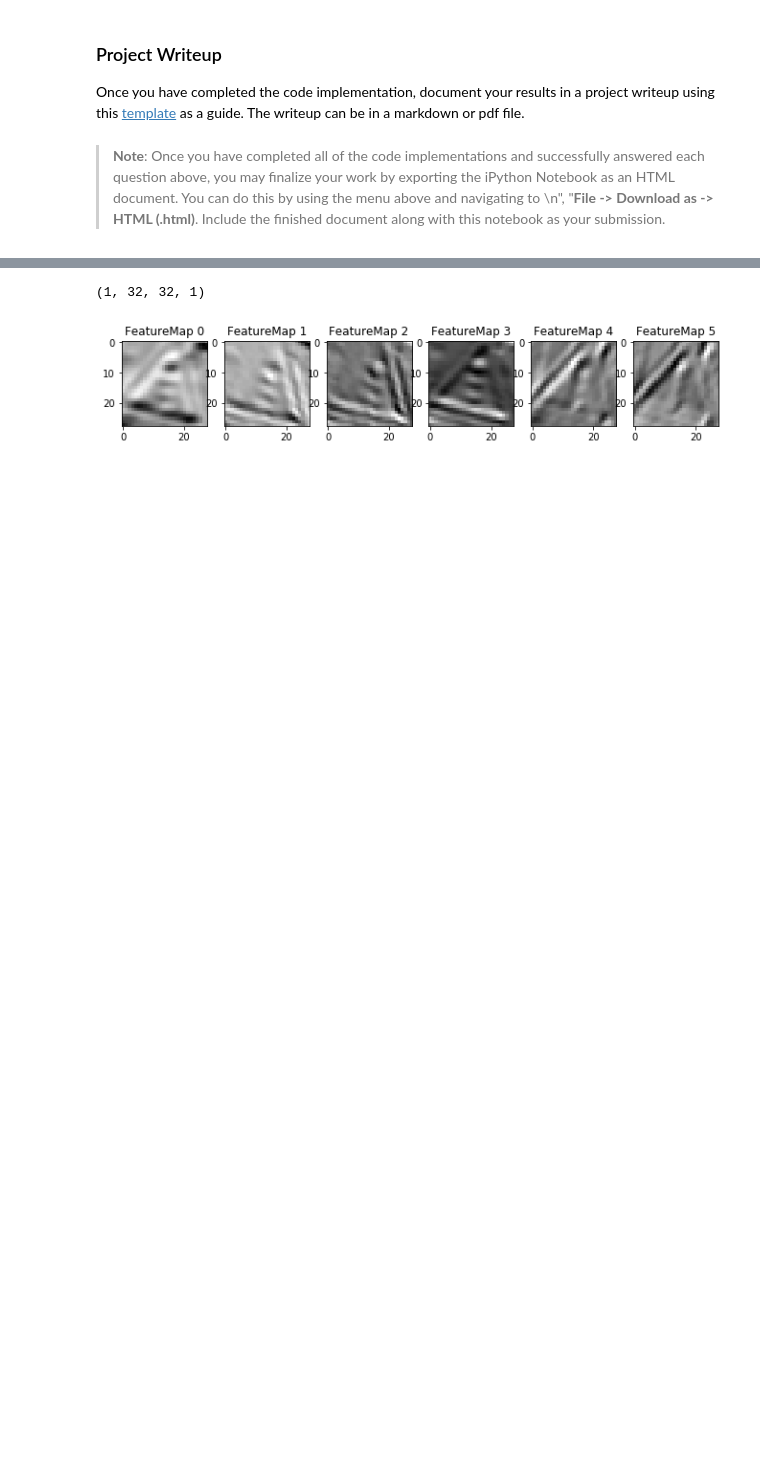
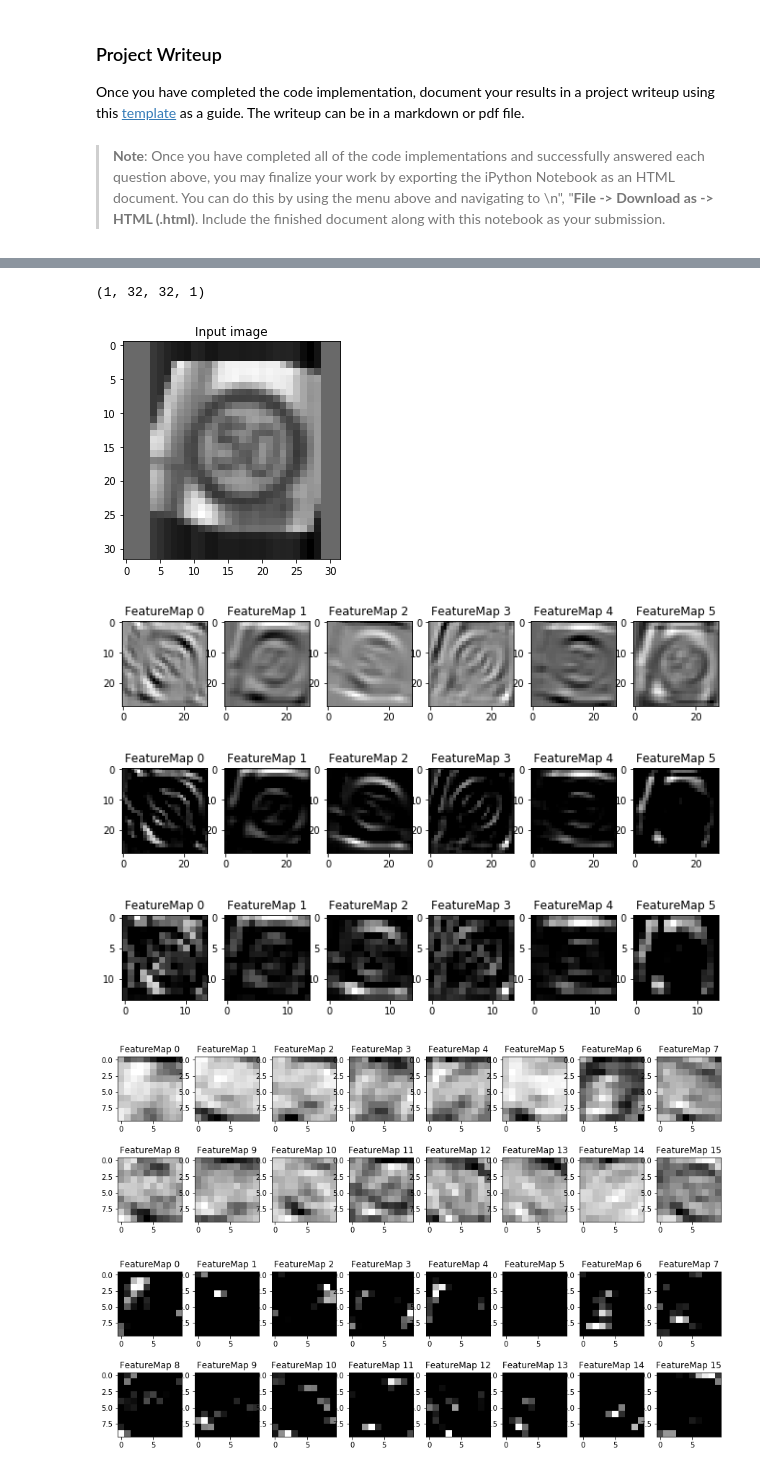
Before and after one commit to AndyKnight09/CarND-Traffic-Sign-Classifier-Project, a Jupyter notebook: Traffic_Sign_Classifier.ipynb, the cells around one changed output, grey strips where cells are left out. Cells and saved outputs as stored; diff of their text form; code cells hidden in the pictures; blank space fills up the shorter version.

```diff
--- a/Traffic_Sign_Classifier.ipynb
+++ b/Traffic_Sign_Classifier.ipynb
@@ -463,7 +549,7 @@ Test the model against the test data set
 # %%
 # Run against saved model
 with tf.Session() as sess:
-    saver.restore(sess, tf.train.latest_checkpoint('.'))
+    saver.restore(sess, './lenet')
 
     test_accuracy = evaluate(X_test, y_test)
     print("Test Accuracy = {:.3f}".format(test_accuracy))
@@ -539,7 +628,7 @@ X_internet = preprocess(X_internet)
 
 # Run against model
 with tf.Session() as sess:
-    saver.restore(sess, tf.train.latest_checkpoint('.'))
+    saver.restore(sess, './lenet')
 
     internet_accuracy = evaluate(X_internet, y_internet)
     print("Internet Accuracy = {:.3f}".format(internet_accuracy))
@@ -598,8 +687,9 @@ Looking just at the first row we get `[ 0.34763842,  0.24879643,  0.12789202]`,
 # %%
 # Run against model
 with tf.Session() as sess:
-    saver.restore(sess, tf.train.latest_checkpoint('.'))
+    saver.restore(sess, './lenet')
 
+    # Output top 5 possibilies for each input image with their probabilities
     probabilities = sess.run(tf.nn.top_k(tf.nn.softmax(logits), k=5), feed_dict={x:X_internet, y:y_internet, keep_prob:1})
     print(probabilities)
 # %% [output]
@@ -672,13 +762,30 @@ def outputFeatureMap(image_input, tf_activation, activation_min=-1, activation_m
             plt.imshow(activation[0,:,:, featuremap], interpolation="nearest", vmin=activation_min, cmap="gray")
         else:
             plt.imshow(activation[0,:,:, featuremap], interpolation="nearest", cmap="gray")
-# %%
-with tf.Session() as sess:
-    saver.restore(sess, tf.train.latest_checkpoint('.'))
-
-    print(X_train[0:1].shape)
-
-    outputFeatureMap(X_train[0:1], conv1)
-# %% [output]
-(1, 32, 32, 1)
-[figure, removed]
+# %%
+with tf.Session() as sess:
+    saver.restore(sess, './lenet')
+
+    img = X_train[600:601]
+
+    print(img.shape)
+
+    plt.figure(1, figsize=(4,4))
+    plt.imshow(img[0,:,:,0], cmap='gray')
+    plt.title('Input image')
+
+    outputFeatureMap(img, conv1, plt_num=2)
+    outputFeatureMap(img, activation1, plt_num=3)
+    outputFeatureMap(img, pool1, plt_num=4)
+
+    outputFeatureMap(img, conv2, plt_num=5)
+    outputFeatureMap(img, activation2, plt_num=6)
+    outputFeatureMap(img, pool2, plt_num=7)
+# %% [output]
+(1, 32, 32, 1)
+[figure, added]
+[figure, added]
+[figure, added]
+[figure, added]
+[figure, added]
+[figure, added]
```
Also changed, not shown: parts of 17 cells of this notebook, 2 other files.
